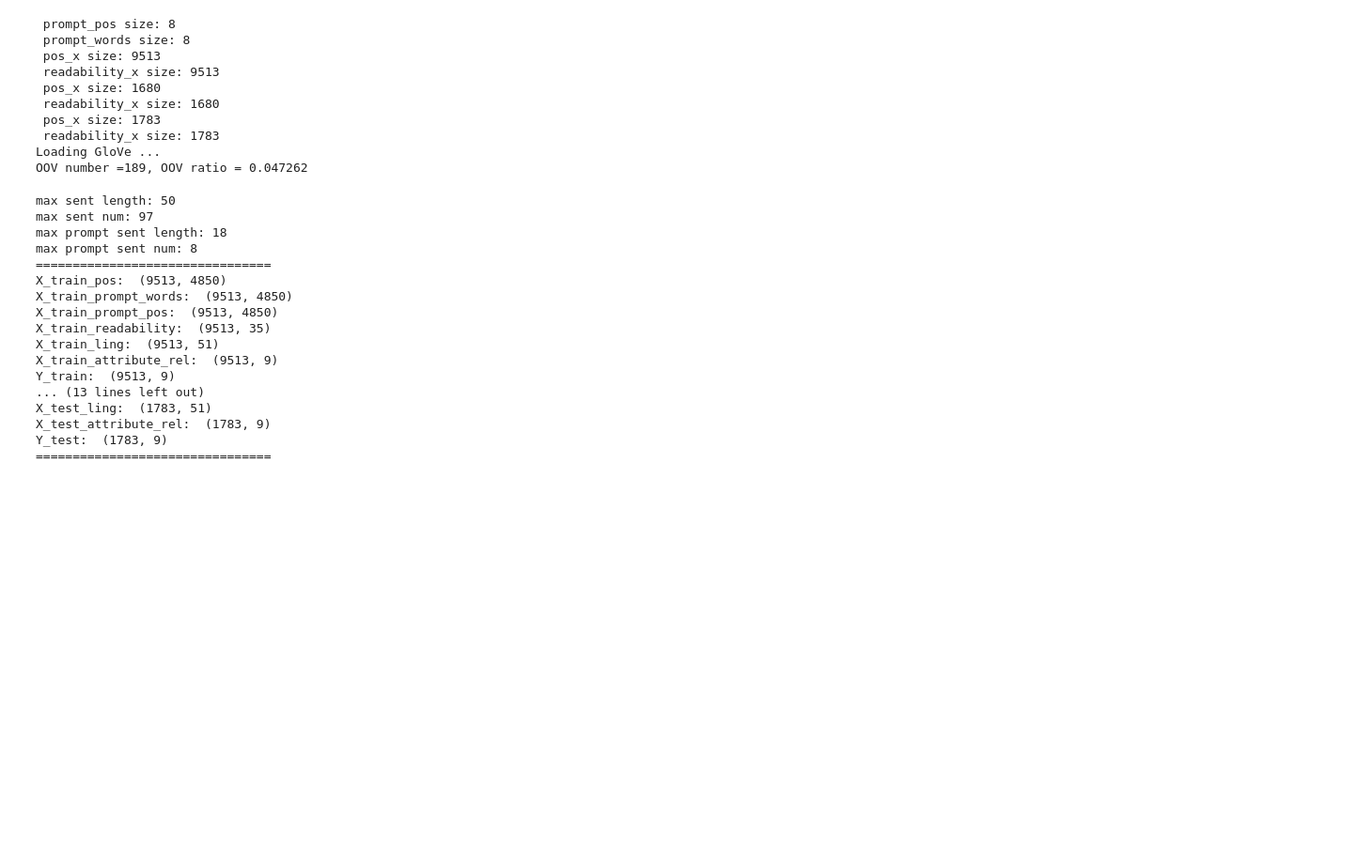
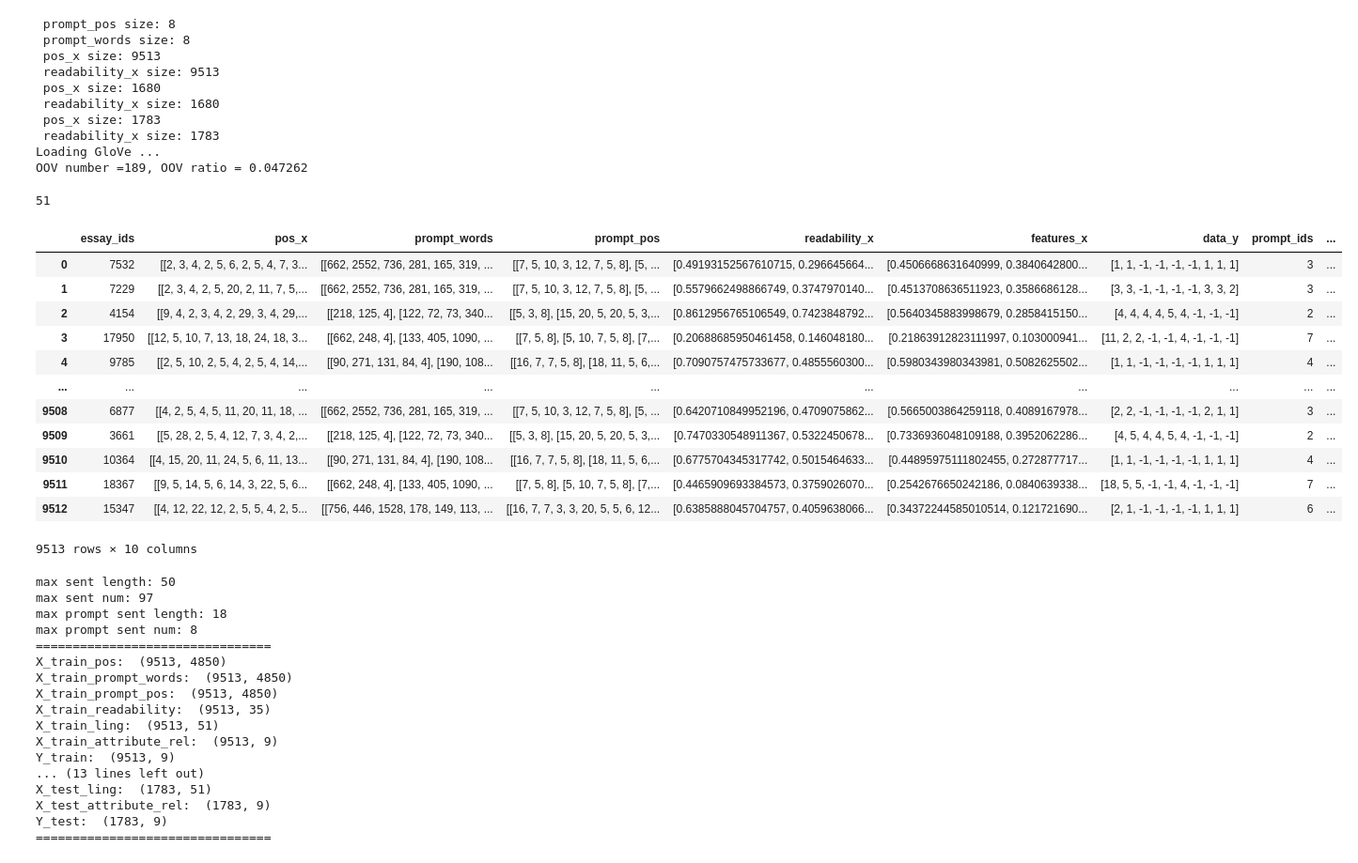
Before and after one commit to 2024-SKKU-AI-project-6/ProTACT, a Jupyter notebook: tensorflow/train_ProTACT.ipynb, the cells around one changed output. Shown at 94% size. Drawn from its saved outputs; the diff is of its cells as text; code cells hidden in the pictures; blank space fills up the shorter version.

```diff
--- a/tensorflow/train_ProTACT.ipynb
+++ b/tensorflow/train_ProTACT.ipynb
@@ -105,6 +103,26 @@ else:
  readability_x size: 1783
 Loading GloVe ...
 OOV number =189, OOV ratio = 0.047262
+# %%
+import pandas as pd
+print(len(train_data['features_x'][0]))
+pd.DataFrame(train_data)
+# embedd_dict
+# %% [output]
+51
+|  | essay_ids | pos_x | prompt_words | prompt_pos | readability_x | features_x | data_y | prompt_ids | ... |
+| 0 | 7532 | [[2, 3, 4, 2, 5, 6, 2, 5, 4, 7, 3... | [[662, 2552, 736, 281, 165, 319, ... | [[7, 5, 10, 3, 12, 7, 5, 8], [5, ... | [0.49193152567610715, 0.296645664... | [0.4506668631640999, 0.3840642800... | [1, 1, -1, -1, -1, -1, 1, 1, 1] | 3 | ... |
+| 1 | 7229 | [[2, 3, 4, 2, 5, 20, 2, 11, 7, 5,... | [[662, 2552, 736, 281, 165, 319, ... | [[7, 5, 10, 3, 12, 7, 5, 8], [5, ... | [0.5579662498866749, 0.3747970140... | [0.4513708636511923, 0.3586686128... | [3, 3, -1, -1, -1, -1, 3, 3, 2] | 3 | ... |
+| 2 | 4154 | [[9, 4, 2, 3, 4, 2, 29, 3, 4, 29,... | [[218, 125, 4], [122, 72, 73, 340... | [[5, 3, 8], [15, 20, 5, 20, 5, 3,... | [0.8612956765106549, 0.7423848792... | [0.5640345883998679, 0.2858415150... | [4, 4, 4, 4, 5, 4, -1, -1, -1] | 2 | ... |
+| 3 | 17950 | [[12, 5, 10, 7, 13, 18, 24, 18, 3... | [[662, 248, 4], [133, 405, 1090, ... | [[7, 5, 8], [5, 10, 7, 5, 8], [7,... | [0.20688685950461458, 0.146048180... | [0.21863912823111997, 0.103000941... | [11, 2, 2, -1, -1, 4, -1, -1, -1] | 7 | ... |
+| 4 | 9785 | [[2, 5, 10, 2, 5, 4, 2, 5, 4, 14,... | [[90, 271, 131, 84, 4], [190, 108... | [[16, 7, 7, 5, 8], [18, 11, 5, 6,... | [0.7090757475733677, 0.4855560300... | [0.5980343980343981, 0.5082625502... | [1, 1, -1, -1, -1, -1, 1, 1, 1] | 4 | ... |
+| ... | ... | ... | ... | ... | ... | ... | ... | ... | ... |
+| 9508 | 6877 | [[4, 2, 5, 4, 5, 11, 20, 11, 18, ... | [[662, 2552, 736, 281, 165, 319, ... | [[7, 5, 10, 3, 12, 7, 5, 8], [5, ... | [0.6420710849952196, 0.4709075862... | [0.5665003864259118, 0.4089167978... | [2, 2, -1, -1, -1, -1, 2, 1, 1] | 3 | ... |
+| 9509 | 3661 | [[5, 28, 2, 5, 4, 12, 7, 3, 4, 2,... | [[218, 125, 4], [122, 72, 73, 340... | [[5, 3, 8], [15, 20, 5, 20, 5, 3,... | [0.7470330548911367, 0.5322450678... | [0.7336936048109188, 0.3952062286... | [4, 5, 4, 4, 5, 4, -1, -1, -1] | 2 | ... |
+| 9510 | 10364 | [[4, 15, 20, 11, 24, 5, 6, 11, 13... | [[90, 271, 131, 84, 4], [190, 108... | [[16, 7, 7, 5, 8], [18, 11, 5, 6,... | [0.6775704345317742, 0.5015464633... | [0.44895975111802455, 0.272877717... | [1, 1, -1, -1, -1, -1, 1, 1, 1] | 4 | ... |
+| 9511 | 18367 | [[9, 5, 14, 5, 6, 14, 3, 22, 5, 6... | [[662, 248, 4], [133, 405, 1090, ... | [[7, 5, 8], [5, 10, 7, 5, 8], [7,... | [0.4465909693384573, 0.3759026070... | [0.2542676650242186, 0.0840639338... | [18, 5, 5, -1, -1, 4, -1, -1, -1] | 7 | ... |
+| 9512 | 15347 | [[4, 12, 22, 12, 2, 5, 5, 4, 2, 5... | [[756, 446, 1528, 178, 149, 113, ... | [[16, 7, 7, 3, 3, 20, 5, 5, 6, 12... | [0.6385888045704757, 0.4059638066... | [0.34372244585010514, 0.121721690... | [2, 1, -1, -1, -1, -1, 1, 1, 1] | 6 | ... |
+9513 rows × 10 columns
 # %%
 max_sentlen = max(train_data['max_sentlen'], dev_data['max_sentlen'], test_data['max_sentlen'])
 max_sentnum = max(train_data['max_sentnum'], dev_data['max_sentnum'], test_data['max_sentnum'])
```
Also changed, not shown: parts of 7 cells of this notebook, 3 other files.
